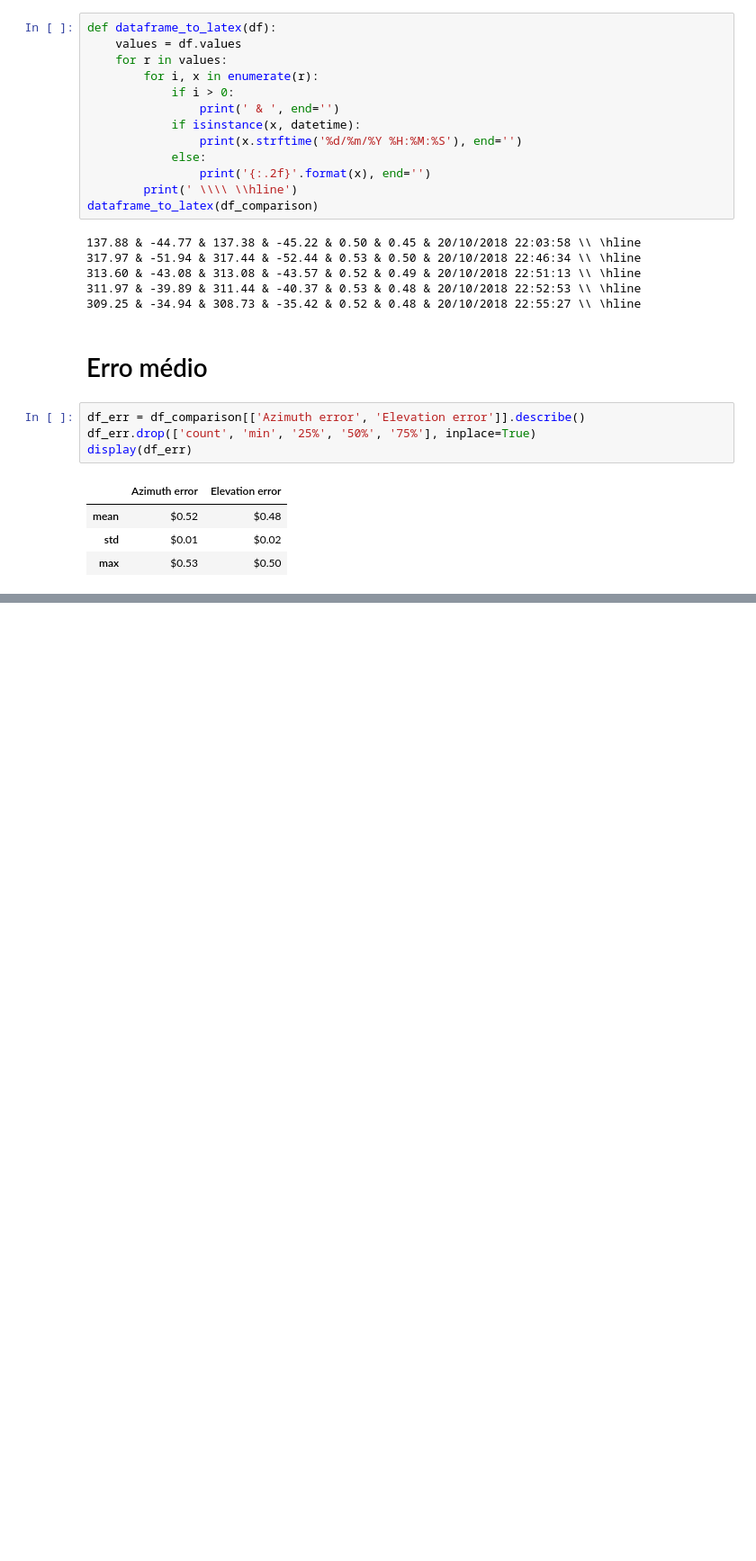
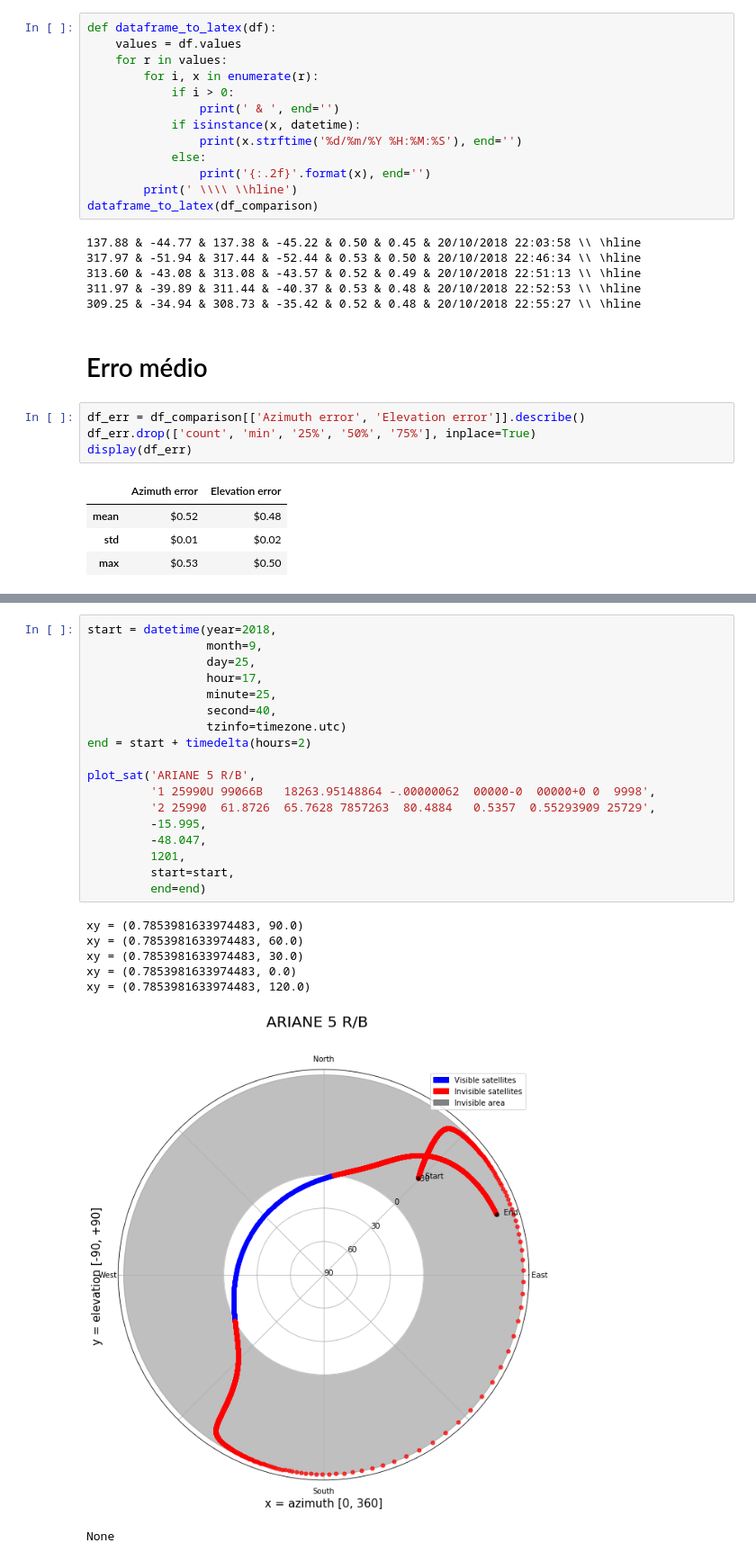
Before and after one commit to PI2-sunflower/satellite-tracker, a Jupyter notebook: notebooks/tracker_module_tests.ipynb, the cells around one changed output, grey strips where cells are left out. Shown at 90% size. Cells and saved outputs as stored; diff of their text form; blank space fills up the shorter version.

```diff
--- a/notebooks/tracker_module_tests.ipynb
+++ b/notebooks/tracker_module_tests.ipynb
@@ -186,0 +244,26 @@ None
+# %%
+start = datetime(year=2018,
+                 month=9,
+                 day=25,
+                 hour=17,
+                 minute=25,
+                 second=40,
+                 tzinfo=timezone.utc)
+end = start + timedelta(hours=2)
+
+plot_sat('ARIANE 5 R/B',
+         '1 25990U 99066B   18263.95148864 -.00000062  00000-0  00000+0 0  9998',
+         '2 25990  61.8726  65.7628 7857263  80.4884   0.5357  0.55293909 25729',
+         -15.995,
+         -48.047,
+         1201,
+         start=start,
+         end=end)
+# %% [output]
+xy = (0.7853981633974483, 90.0)
+xy = (0.7853981633974483, 60.0)
+xy = (0.7853981633974483, 30.0)
+xy = (0.7853981633974483, 0.0)
+xy = (0.7853981633974483, 120.0)
+[figure, added]
+None
```
Also changed, not shown: parts of 4 cells of this notebook, 3 other files.
